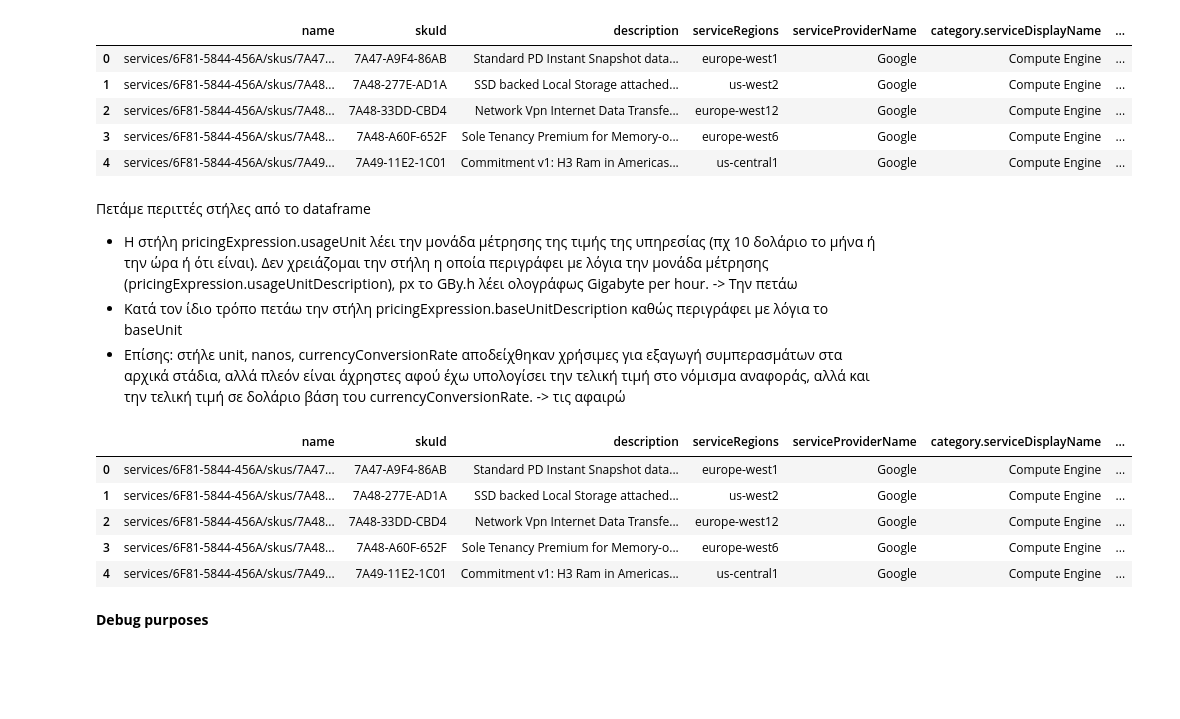
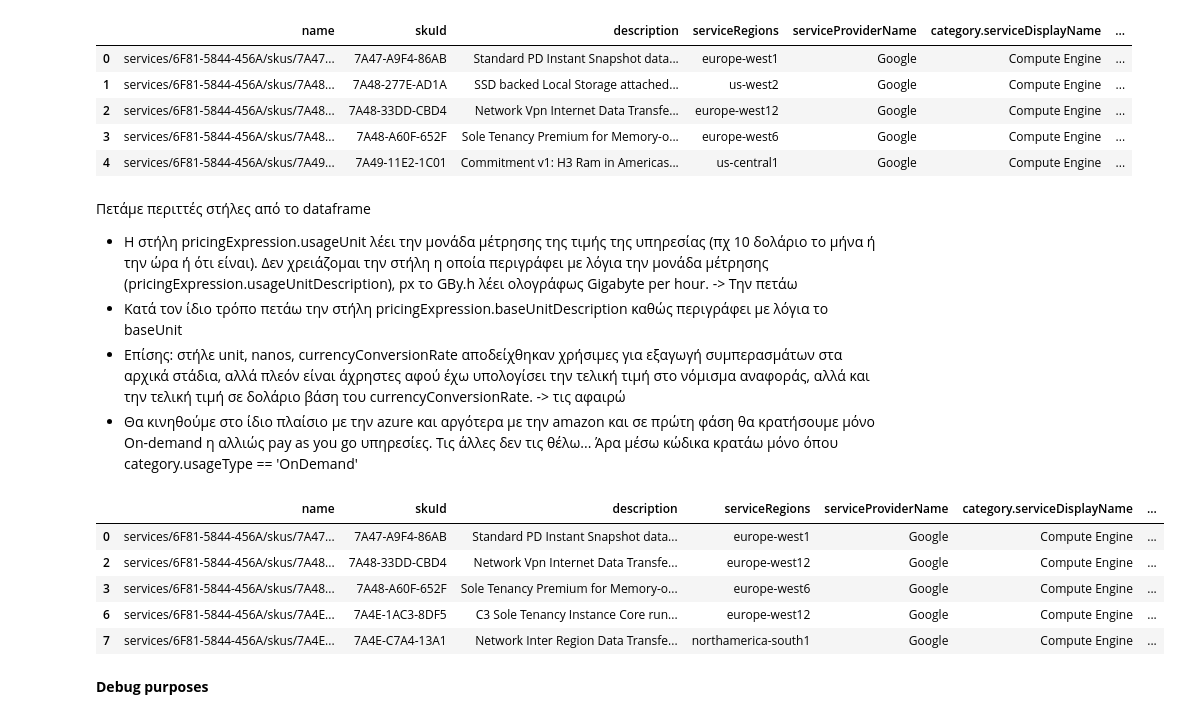
Before and after one commit to PanosVaritis/Pricing-ops-api, a Jupyter notebook: notebooks/google_eda.ipynb, the cells around one changed output. Drawn from its saved outputs; the diff is of its cells as text; code cells hidden in the pictures; blank space fills up the shorter version.

Commit message:
Keeping only OnDemand services from google

```diff
--- a/notebooks/google_eda.ipynb
+++ b/notebooks/google_eda.ipynb
@@ -338,18 +339,20 @@ The size of the array used for profiling is 4989 rows and 29 columns
 - Η στήλη pricingExpression.usageUnit λέει την μονάδα μέτρησης της τιμής της υπηρεσίας (πχ 10 δολάριο το μήνα ή την ώρα ή ότι είναι). Δεν χρειάζομαι την στήλη η οποία περιγράφει με λόγια την μονάδα μέτρησης (pricingExpression.usageUnitDescription), px το GBy.h λέει ολογράφως Gigabyte per hour. -> Την πετάω
 - Κατά τον ίδιο τρόπο πετάω την στήλη pricingExpression.baseUnitDescription καθώς περιγράφει με λόγια το baseUnit
 - Επίσης: στήλε unit, nanos, currencyConversionRate αποδείχθηκαν χρήσιμες για εξαγωγή συμπερασμάτων στα αρχικά στάδια, αλλά πλεόν είναι άχρηστες αφού έχω υπολογίσει την τελική τιμή στο νόμισμα αναφοράς, αλλά και την τελική τιμή σε δολάριο βάση του currencyConversionRate.  -> τις αφαιρώ
+- Θα κινηθούμε στο ίδιο πλαίσιο με την azure και αργότερα με την amazon και σε πρώτη φάση θα κρατήσουμε μόνο On-demand η αλλιώς pay as you go υπηρεσίες. Τις άλλες δεν τις θέλω... Άρα μέσω κώδικα κρατάω μόνο όπου category.usageType == 'OnDemand'
 # %%
 df_clean_no_nan.drop(columns=['pricingExpression.usageUnitDescription', 'pricingExpression.baseUnitDescription'], errors='ignore', inplace=True)
 df_clean_no_nan.drop(columns=['currencyConversionRate', 'unitPrice.units', 'unitPrice.nanos'], errors='ignore', inplace=True)
+df_clean_no_nan = df_clean_no_nan[df_clean_no_nan['category.usageType'] == 'OnDemand'].copy()
 df_clean_no_nan.head()
 # print (df_clean_no_nan.shape[1])
 # %% [output]
 |  | name | skuId | description | serviceRegions | serviceProviderName | category.serviceDisplayName | ... |
 | 0 | services/6F81-5844-456A/skus/7A47... | 7A47-A9F4-86AB | Standard PD Instant Snapshot data... | europe-west1 | Google | Compute Engine | ... |
-| 1 | services/6F81-5844-456A/skus/7A48... | 7A48-277E-AD1A | SSD backed Local Storage attached... | us-west2 | Google | Compute Engine | ... |
 | 2 | services/6F81-5844-456A/skus/7A48... | 7A48-33DD-CBD4 | Network Vpn Internet Data Transfe... | europe-west12 | Google | Compute Engine | ... |
 | 3 | services/6F81-5844-456A/skus/7A48... | 7A48-A60F-652F | Sole Tenancy Premium for Memory-o... | europe-west6 | Google | Compute Engine | ... |
-| 4 | services/6F81-5844-456A/skus/7A49... | 7A49-11E2-1C01 | Commitment v1: H3 Ram in Americas... | us-central1 | Google | Compute Engine | ... |
+| 6 | services/6F81-5844-456A/skus/7A4E... | 7A4E-1AC3-8DF5 | C3 Sole Tenancy Instance Core run... | europe-west12 | Google | Compute Engine | ... |
+| 7 | services/6F81-5844-456A/skus/7A4E... | 7A4E-C7A4-13A1 | Network Inter Region Data Transfe... | northamerica-south1 | Google | Compute Engine | ... |
 # %%
 # from ydata_profiling import ProfileReport
 
```
Also changed, not shown: parts of 1 cell of this notebook, 1 other file.
